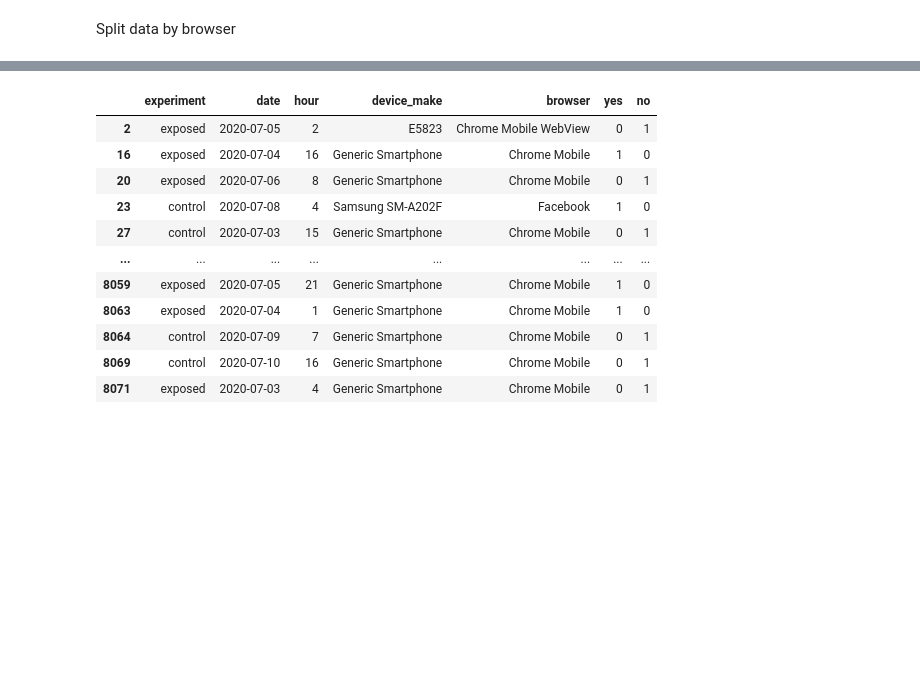
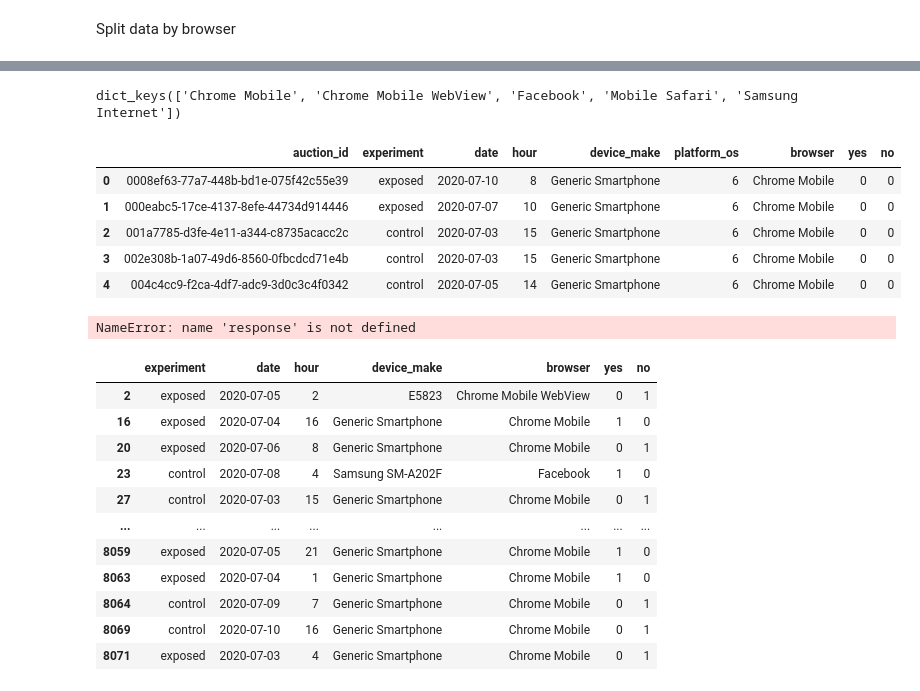
Before and after one commit to 10-Academy-Group-2/AB-Testing-Ad-campaign-performance-P, a Jupyter notebook: notebooks/abtest-mlops.ipynb, the cells around one changed output, grey strips where cells are left out. Drawn from its saved outputs; the diff is of its cells as text; code cells hidden in the pictures; blank space fills up the shorter version.

```diff
--- a/notebooks/abtest-mlops.ipynb
+++ b/notebooks/abtest-mlops.ipynb
@@ -93,3 +112,37 @@ Split data by browser
+# %%
+#Group by browser and store them on in a dictionary
+by_browser = df.groupby('browser')
+browsers = by_browser['experiment'].count() > 100
+browsers = browsers[browsers==True].index
+browser_dfs = {}
+for browser in browsers:
+    b_df = df.query(f"browser=='{browser}'").reset_index(drop=True)
+    browser_dfs[browser] = b_df
+# %%
+browser_dfs.keys()
+# %% [output]
+dict_keys(['Chrome Mobile', 'Chrome Mobile WebView', 'Facebook', 'Mobile Safari', 'Samsung Internet'])
+# %%
+#create version 2 of the data for chrome mobile
+b_df=browser_dfs.get('Chrome Mobile')
+b_df.head()
+# %% [output]
+|  | auction_id | experiment | date | hour | device_make | platform_os | browser | yes | no |
+| 0 | 0008ef63-77a7-448b-bd1e-075f42c55e39 | exposed | 2020-07-10 | 8 | Generic Smartphone | 6 | Chrome Mobile | 0 | 0 |
+| 1 | 000eabc5-17ce-4137-8efe-44734d914446 | exposed | 2020-07-07 | 10 | Generic Smartphone | 6 | Chrome Mobile | 0 | 0 |
+| 2 | 001a7785-d3fe-4e11-a344-c8735acacc2c | control | 2020-07-03 | 15 | Generic Smartphone | 6 | Chrome Mobile | 0 | 0 |
+| 3 | 002e308b-1a07-49d6-8560-0fbcdcd71e4b | control | 2020-07-03 | 15 | Generic Smartphone | 6 | Chrome Mobile | 0 | 0 |
+| 4 | 004c4cc9-f2ca-4df7-adc9-3d0c3c4f0342 | control | 2020-07-05 | 14 | Generic Smartphone | 6 | Chrome Mobile | 0 | 0 |
+# %%
+# creating response column by removing yes and no
+df1 = response[response['yes'] == 1].drop(['yes','no'], axis = 1)
+df1['response'] = 1
+df2 = response[response['no'] == 1].drop(['yes','no'], axis = 1)
+df2['response'] = 0
+responsee = df1.append(df2).reset_index(drop=True)
+responsee.head(5)
+# %% [output]
+NameError: name 'response' is not defined
 # %%
 # use the data where respondents are not neutral
 df_browser= df[['experiment','date','hour','device_make','browser','yes','no']]
```
Also changed, not shown: parts of 4 cells of this notebook, 7 other files.
